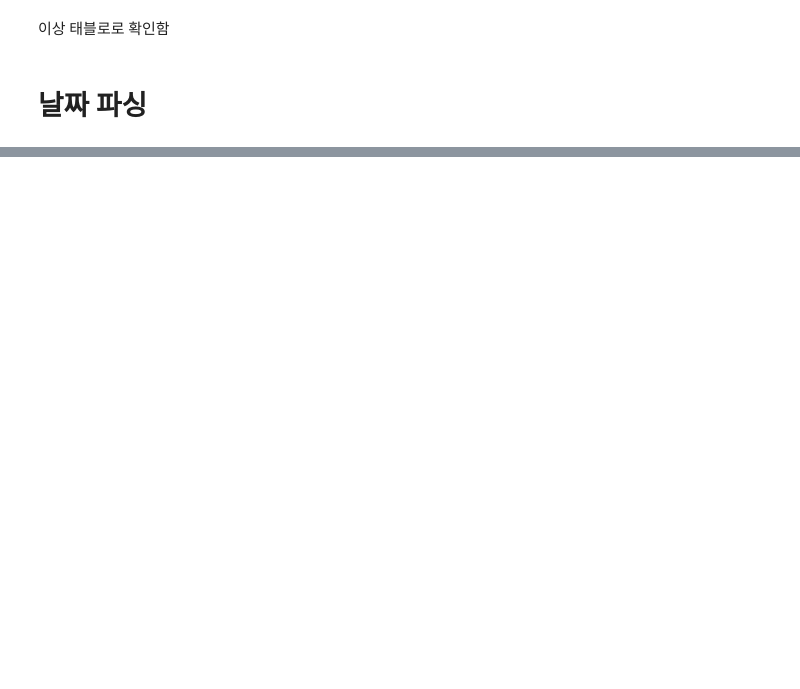
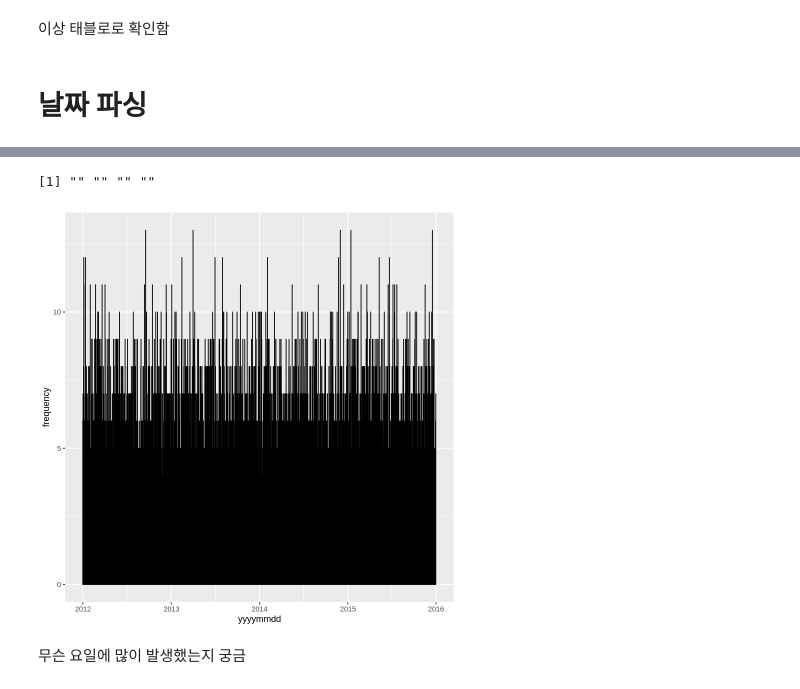
Before and after one commit to min02yam/Prediction-of-Cardiovascular-Disease-Incidence-using-machine-learning, a Jupyter notebook: hospital_Eda.ipynb, the cells around one changed output, grey strips where cells are left out. Drawn from its saved outputs; the diff is of its cells as text; code cells hidden in the pictures; blank space fills up the shorter version.

```diff
--- a/hospital_Eda.ipynb
+++ b/hospital_Eda.ipynb
@@ -285,0 +301,4 @@ ERROR: ignored
+# %%
+df %>% colnames
+# %% [output]
+[1] "" "" "" ""
@@ -285,0 +309,7 @@ ERROR: ignored
+# %%
+ggplot(df, aes(x = yyyymmdd, y = frequency)) +
+  geom_line()
+# %% [output]
+[figure, added]
+# %% [markdown]
+무슨 요일에 많이 발생했는지 궁금
```
Also changed, not shown: parts of 21 cells of this notebook.
